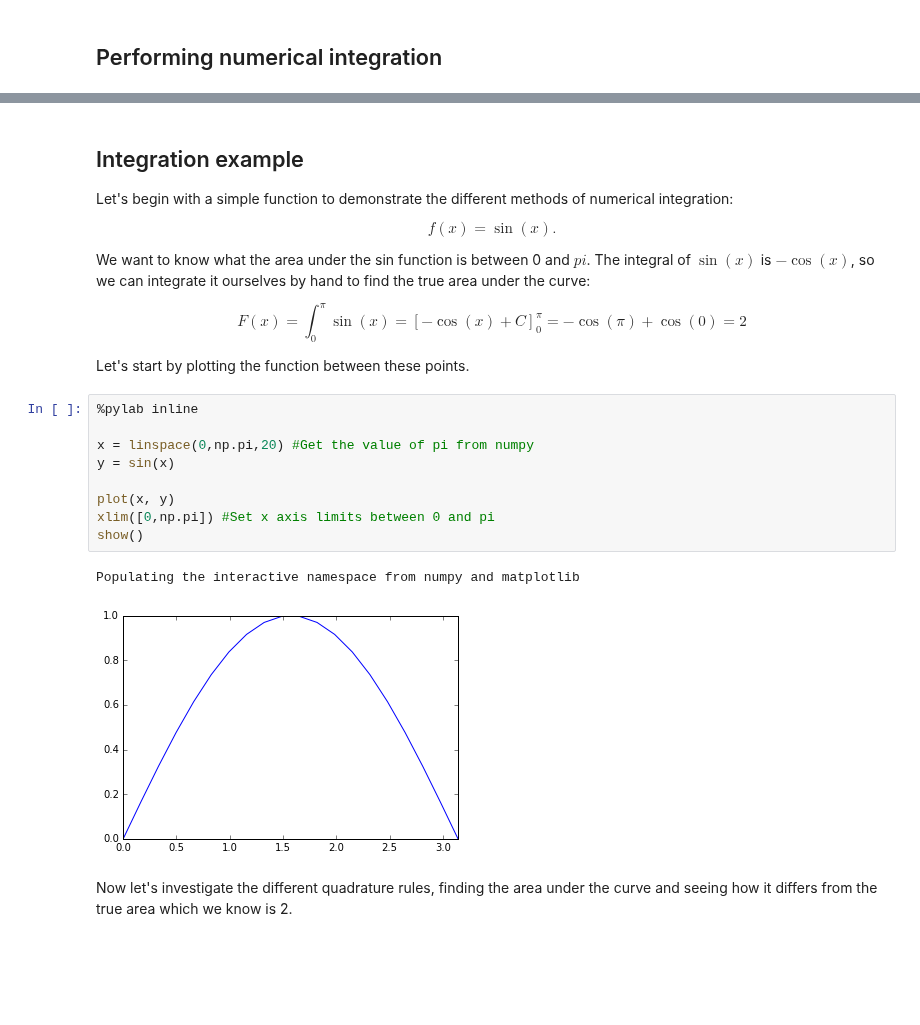
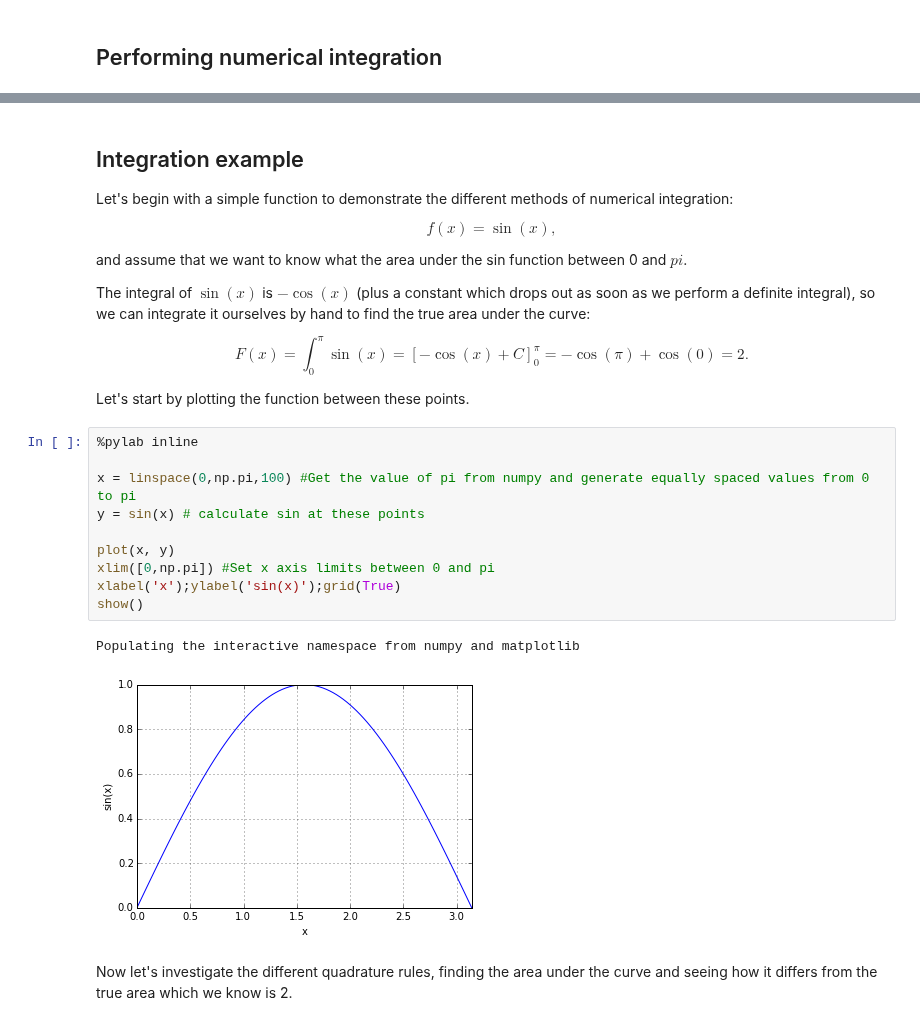
Before and after one commit to ggorman/Numerical-methods-1, a Jupyter notebook: notebook/integration.ipynb, the cells around one changed output, grey strips where cells are left out. Cells and saved outputs as stored; diff of their text form; blank space fills up the shorter version.

```diff
--- a/notebook/integration.ipynb
+++ b/notebook/integration.ipynb
@@ -35,28 +47,31 @@ where $c$ is a point between $a$ and $b$. Therefore, we can perform an integrati
 Let's begin with a simple function to demonstrate the different methods of numerical integration:
 
 \begin{equation}
-f\left ( x \right ) = \sin \left ( x \right ).
+f\left ( x \right ) = \sin \left ( x \right ),
 \end{equation}
 
-We want to know what the area under the sin function is between 0 and $pi$. The integral of $\sin \left ( x \right )$ is $-\cos \left ( x \right )$, so we can integrate it ourselves by hand to find the true area under the curve:
+and assume that we want to know what the area under the sin function between 0 and $pi$.
+
+The integral of $\sin \left ( x \right )$ is $-\cos \left ( x \right )$ (plus a constant which drops out as soon as we perform a definite integral), so we can integrate it ourselves by hand to find the true area under the curve:
 
 \begin{equation}
-F\left ( x \right ) =  \int_{0}^{\pi} \sin \left ( x \right ) = \left [ -\cos\left ( x \right )+ C \right ]_{0}^{\pi} =-\cos\left ( \pi \right ) + \cos\left ( 0 \right ) = 2
+F\left ( x \right ) =  \int_{0}^{\pi} \sin \left ( x \right ) = \left [ -\cos\left ( x \right )+ C \right ]_{0}^{\pi} =-\cos\left ( \pi \right ) + \cos\left ( 0 \right ) = 2.
 \end{equation}
 
 Let's start by plotting the function between these points.
 # %%
 %pylab inline
 
-x = linspace(0,np.pi,20) #Get the value of pi from numpy
-y = sin(x)
+x = linspace(0,np.pi,100) #Get the value of pi from numpy and generate equally spaced values from 0 to pi
+y = sin(x) # calculate sin at these points
 
 plot(x, y)
 xlim([0,np.pi]) #Set x axis limits between 0 and pi
+xlabel('x');ylabel('sin(x)');grid(True)
 show()
 # %% [output]
 Populating the interactive namespace from numpy and matplotlib
-[figure, old version]
+[figure, new version]
 # %% [markdown]
 Now let's investigate the different quadrature rules, finding the area under the curve and seeing how it differs from the true area which we know is 2.
 # %% [markdown]
```
Also changed, not shown: parts of 13 cells of this notebook.
